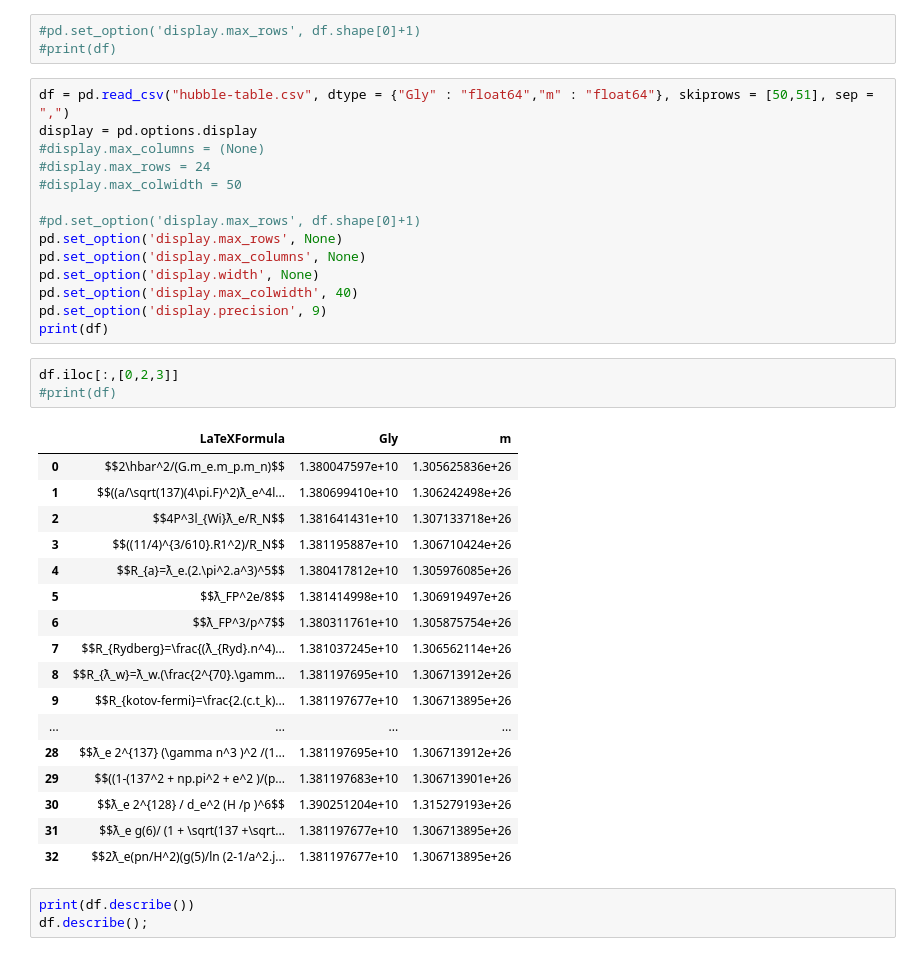
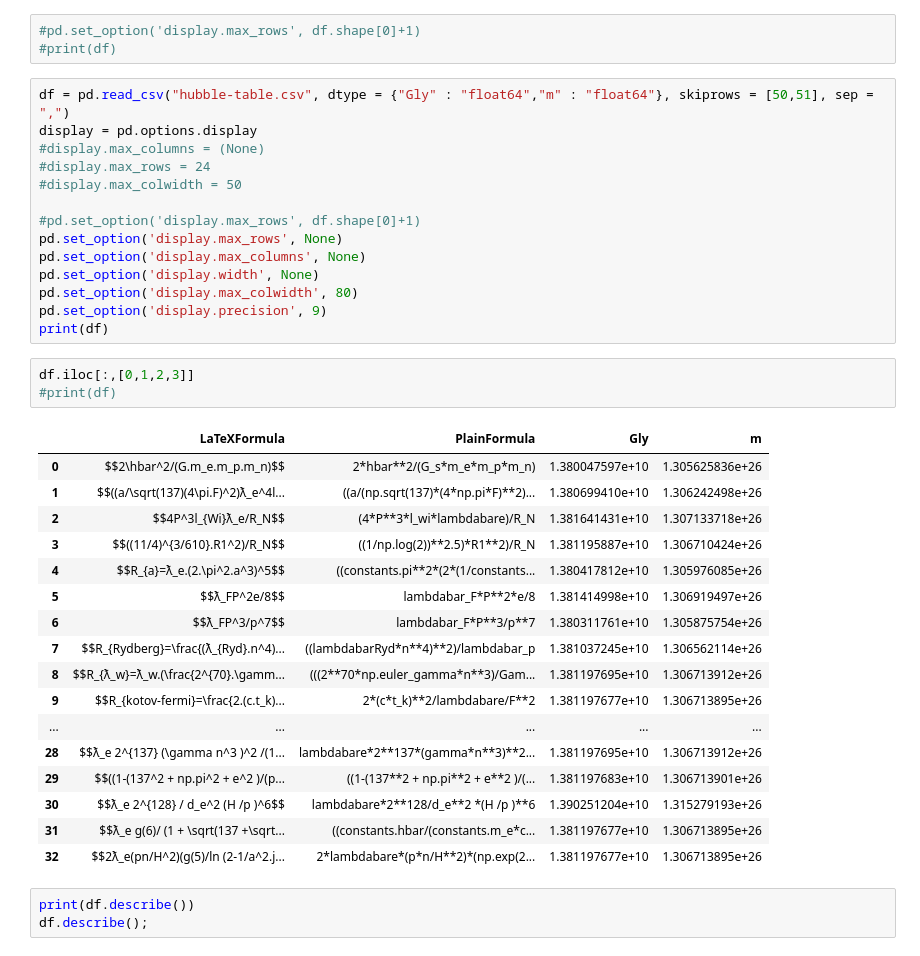
Before and after one commit to LaGuer/hubble-radius, a Jupyter notebook: hubble-radius.ipynb, the cells around one changed output. Drawn from its saved outputs; the diff is of its cells as text.

```diff
--- a/hubble-radius.ipynb
+++ b/hubble-radius.ipynb
@@ -317,30 +323,30 @@ display = pd.options.display
 pd.set_option('display.max_rows', None)
 pd.set_option('display.max_columns', None)
 pd.set_option('display.width', None)
-pd.set_option('display.max_colwidth', 40)
+pd.set_option('display.max_colwidth', 80)
 pd.set_option('display.precision', 9)
 print(df)
 # %%
-df.iloc[:,[0,2,3]]
+df.iloc[:,[0,1,2,3]]
 #print(df)
 # %% [output]
-|  | LaTeXFormula | Gly | m |
-| 0 | $$2\hbar^2/(G.m_e.m_p.m_n)$$ | 1.380047597e+10 | 1.305625836e+26 |
-| 1 | $$((a/\sqrt(137)(4\pi.F)^2)ƛ_e^4l... | 1.380699410e+10 | 1.306242498e+26 |
-| 2 | $$4P^3l_{Wi}ƛ_e/R_N$$ | 1.381641431e+10 | 1.307133718e+26 |
-| 3 | $$((11/4)^{3/610}.R1^2)/R_N$$ | 1.381195887e+10 | 1.306710424e+26 |
-| 4 | $$R_{a}=ƛ_e.(2.\pi^2.a^3)^5$$ | 1.380417812e+10 | 1.305976085e+26 |
-| 5 | $$ƛ_FP^2e/8$$ | 1.381414998e+10 | 1.306919497e+26 |
-| 6 | $$ƛ_FP^3/p^7$$ | 1.380311761e+10 | 1.305875754e+26 |
-| 7 | $$R_{Rydberg}=\frac{(ƛ_{Ryd}.n^4)... | 1.381037245e+10 | 1.306562114e+26 |
-| 8 | $$R_{ƛ_w}=ƛ_w.(\frac{2^{70}.\gamm... | 1.381197695e+10 | 1.306713912e+26 |
-| 9 | $$R_{kotov-fermi}=\frac{2.(c.t_k)... | 1.381197677e+10 | 1.306713895e+26 |
-| ... | ... | ... | ... |
-| 28 | $$ƛ_e 2^{137} (\gamma n^3 )^2 /(1... | 1.381197695e+10 | 1.306713912e+26 |
-| 29 | $$((1-(137^2 + np.pi^2 + e^2 )/(p... | 1.381197683e+10 | 1.306713901e+26 |
-| 30 | $$ƛ_e 2^{128} / d_e^2 (H /p )^6$$ | 1.390251204e+10 | 1.315279193e+26 |
-| 31 | $$ƛ_e g(6)/ (1 + \sqrt(137 +\sqrt... | 1.381197677e+10 | 1.306713895e+26 |
-| 32 | $$2ƛ_e(pn/H^2)(g(5)/ln (2-1/a^2.j... | 1.381197677e+10 | 1.306713895e+26 |
+|  | LaTeXFormula | PlainFormula | Gly | m |
+| 0 | $$2\hbar^2/(G.m_e.m_p.m_n)$$ | 2*hbar**2/(G_s*m_e*m_p*m_n) | 1.380047597e+10 | 1.305625836e+26 |
+| 1 | $$((a/\sqrt(137)(4\pi.F)^2)ƛ_e^4l... | ((a/(np.sqrt(137)*(4*np.pi*F)**2)... | 1.380699410e+10 | 1.306242498e+26 |
+| 2 | $$4P^3l_{Wi}ƛ_e/R_N$$ | (4*P**3*l_wi*lambdabare)/R_N | 1.381641431e+10 | 1.307133718e+26 |
+| 3 | $$((11/4)^{3/610}.R1^2)/R_N$$ | ((1/np.log(2))**2.5)*R1**2)/R_N | 1.381195887e+10 | 1.306710424e+26 |
+| 4 | $$R_{a}=ƛ_e.(2.\pi^2.a^3)^5$$ | ((constants.pi**2*(2*(1/constants... | 1.380417812e+10 | 1.305976085e+26 |
+| 5 | $$ƛ_FP^2e/8$$ | lambdabar_F*P**2*e/8 | 1.381414998e+10 | 1.306919497e+26 |
+| 6 | $$ƛ_FP^3/p^7$$ | lambdabar_F*P**3/p**7 | 1.380311761e+10 | 1.305875754e+26 |
+| 7 | $$R_{Rydberg}=\frac{(ƛ_{Ryd}.n^4)... | ((lambdabarRyd*n**4)**2)/lambdabar_p | 1.381037245e+10 | 1.306562114e+26 |
+| 8 | $$R_{ƛ_w}=ƛ_w.(\frac{2^{70}.\gamm... | (((2**70*np.euler_gamma*n**3)/Gam... | 1.381197695e+10 | 1.306713912e+26 |
+| 9 | $$R_{kotov-fermi}=\frac{2.(c.t_k)... | 2*(c*t_k)**2/lambdabare/F**2 | 1.381197677e+10 | 1.306713895e+26 |
+| ... | ... | ... | ... | ... |
+| 28 | $$ƛ_e 2^{137} (\gamma n^3 )^2 /(1... | lambdabare*2**137*(gamma*n**3)**2... | 1.381197695e+10 | 1.306713912e+26 |
+| 29 | $$((1-(137^2 + np.pi^2 + e^2 )/(p... | ((1-(137**2 + np.pi**2 + e**2 )/(... | 1.381197683e+10 | 1.306713901e+26 |
+| 30 | $$ƛ_e 2^{128} / d_e^2 (H /p )^6$$ | lambdabare*2**128/d_e**2 *(H /p )**6 | 1.390251204e+10 | 1.315279193e+26 |
+| 31 | $$ƛ_e g(6)/ (1 + \sqrt(137 +\sqrt... | ((constants.hbar/(constants.m_e*c... | 1.381197677e+10 | 1.306713895e+26 |
+| 32 | $$2ƛ_e(pn/H^2)(g(5)/ln (2-1/a^2.j... | 2*lambdabare*(p*n/H**2)*(np.exp(2... | 1.381197677e+10 | 1.306713895e+26 |
 # %%
 print(df.describe())
 df.describe();
```
Also changed, not shown: parts of 2 cells of this notebook.
